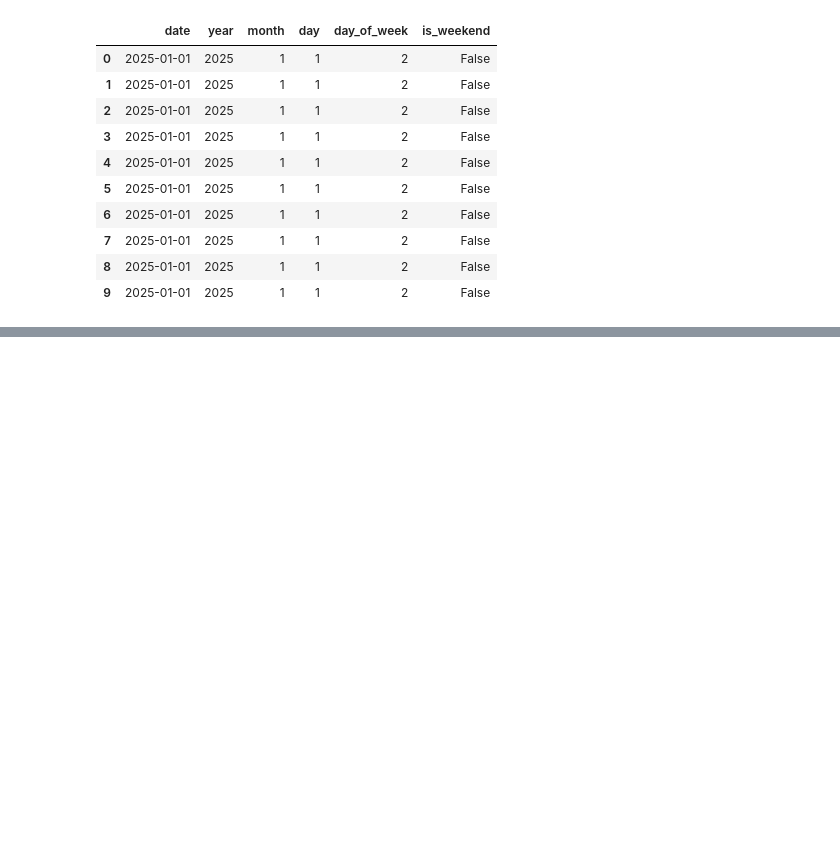
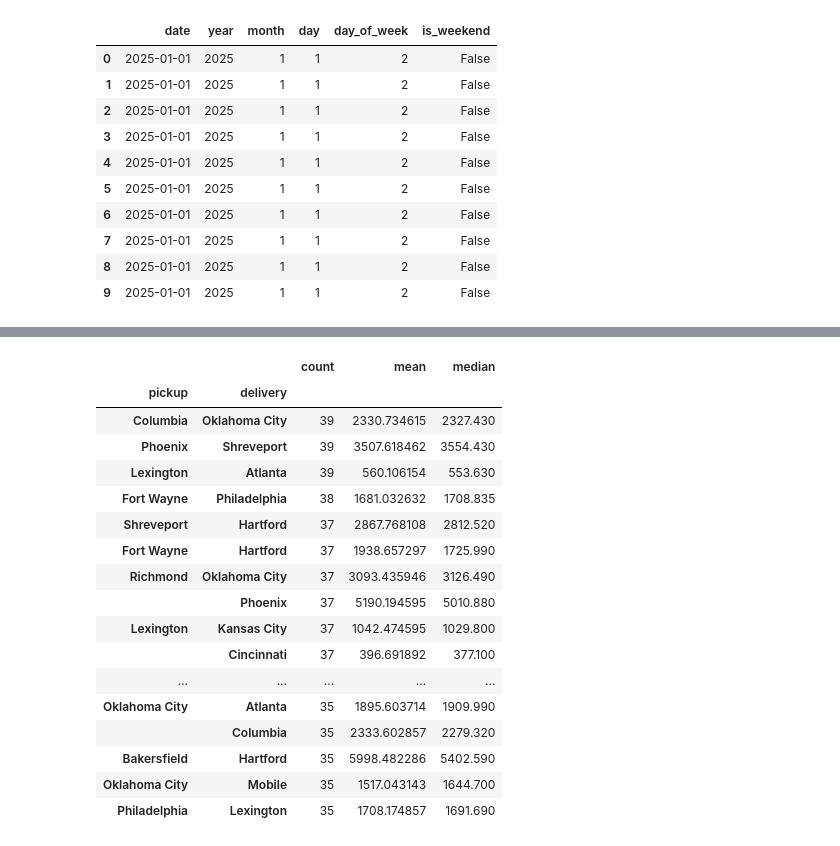
Before and after one commit to shanecoutinho/spotter-freight-rate, a Jupyter notebook: notebooks/01_exploratory_data_analysis.ipynb, the cells around one changed output, grey strips where cells are left out. Drawn from its saved outputs; the diff is of its cells as text; code cells hidden in the pictures; blank space fills up the shorter version.

```diff
--- a/notebooks/01_exploratory_data_analysis.ipynb
+++ b/notebooks/01_exploratory_data_analysis.ipynb
@@ -890,0 +967,23 @@ df_clean[
+# %%
+df_clean.groupby(["pickup", "delivery"])["posted_rate"].agg(
+    ["count", "mean", "median"]
+).sort_values("count", ascending=False).head(20)
+# %% [output]
+|  |  | count | mean | median |
+| pickup | delivery |  |  |  |
+| Columbia | Oklahoma City | 39 | 2330.734615 | 2327.430 |
+| Phoenix | Shreveport | 39 | 3507.618462 | 3554.430 |
+| Lexington | Atlanta | 39 | 560.106154 | 553.630 |
+| Fort Wayne | Philadelphia | 38 | 1681.032632 | 1708.835 |
+| Shreveport | Hartford | 37 | 2867.768108 | 2812.520 |
+| Fort Wayne | Hartford | 37 | 1938.657297 | 1725.990 |
+| Richmond | Oklahoma City | 37 | 3093.435946 | 3126.490 |
+|  | Phoenix | 37 | 5190.194595 | 5010.880 |
+| Lexington | Kansas City | 37 | 1042.474595 | 1029.800 |
+|  | Cincinnati | 37 | 396.691892 | 377.100 |
+| ... | ... | ... | ... | ... |
+| Oklahoma City | Atlanta | 35 | 1895.603714 | 1909.990 |
+|  | Columbia | 35 | 2333.602857 | 2279.320 |
+| Bakersfield | Hartford | 35 | 5998.482286 | 5402.590 |
+| Oklahoma City | Mobile | 35 | 1517.043143 | 1644.700 |
+| Philadelphia | Lexington | 35 | 1708.174857 | 1691.690 |
```
Also changed, not shown: parts of 8 cells of this notebook.
